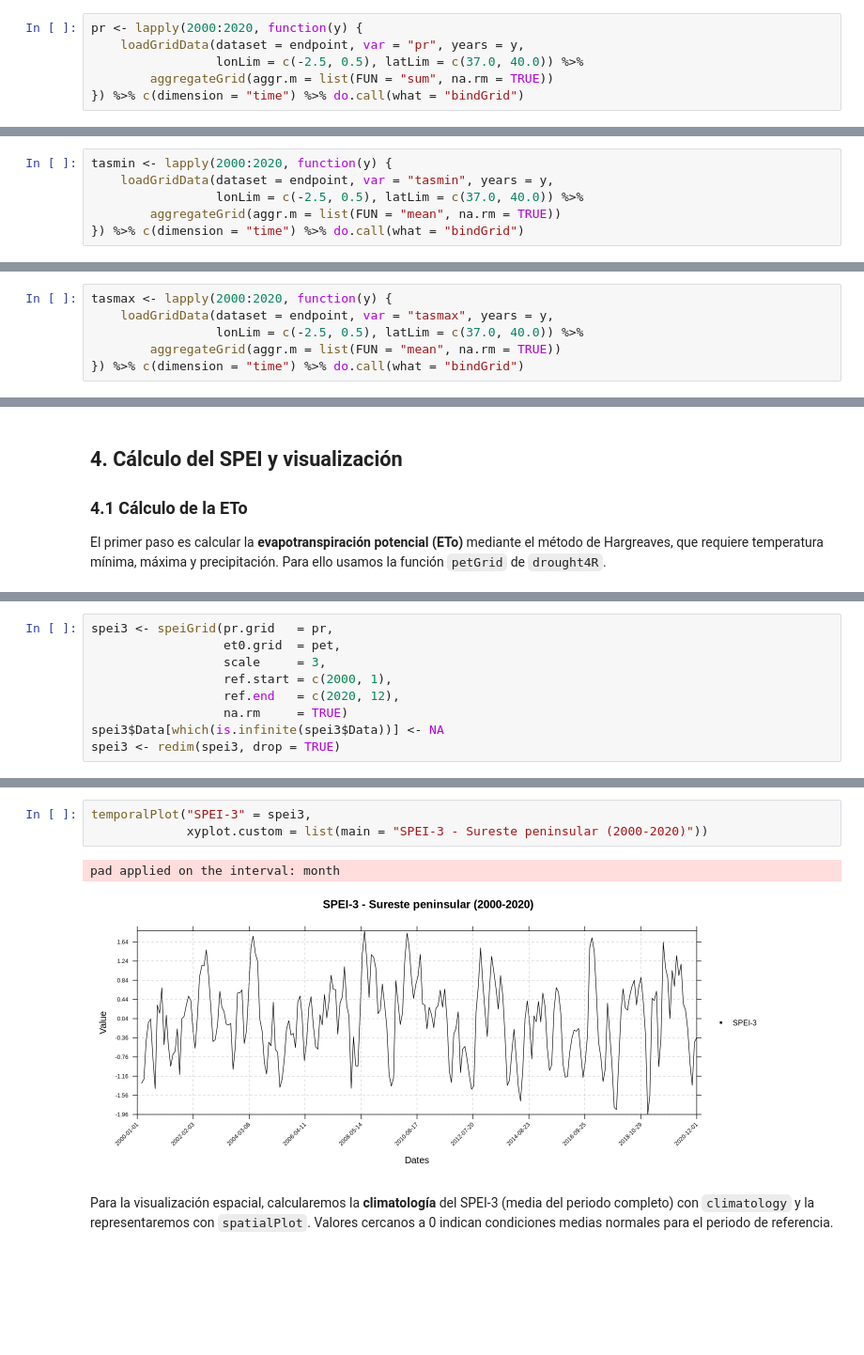
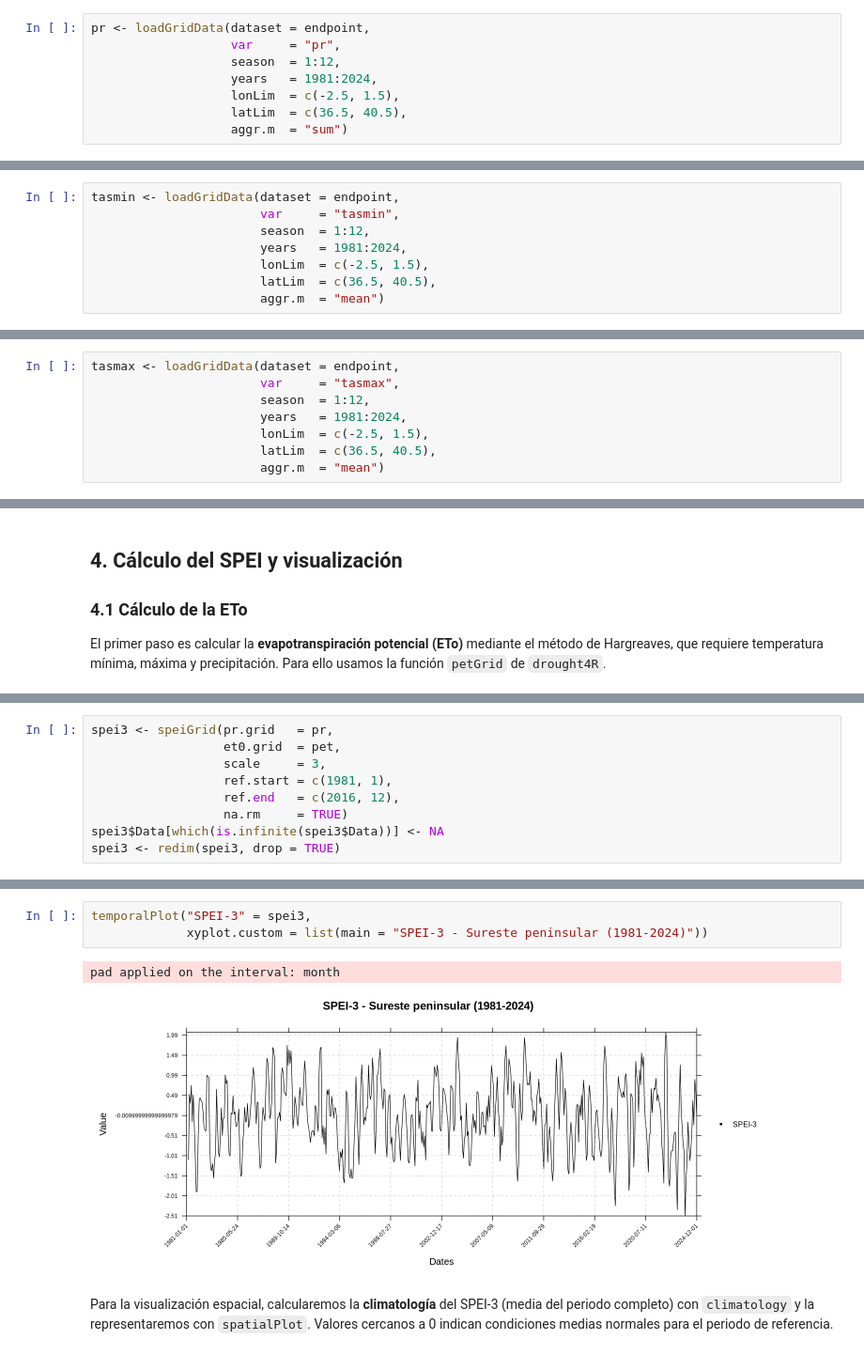
Before and after one commit to SantanderMetGroup/PTI-Clima-Datalab, a Jupyter notebook: Notebooks/R/calculo_indices_SPEI-3_PTI-grid_R.ipynb, the cells around one changed output, grey strips where cells are left out. Shown at 94% size. Cells and saved outputs as stored; diff of their text form; blank space fills up the shorter version.

```diff
--- a/Notebooks/R/calculo_indices_SPEI-3_PTI-grid_R.ipynb
+++ b/Notebooks/R/calculo_indices_SPEI-3_PTI-grid_R.ipynb
@@ -186,9 +186,11 @@ Para acotar el dominio espacial, utilizaremos `lonLim` y `latLim` para cargar ú
 
 *NOTA: La operación de carga puede tardar unos minutos cuando se trata de conjuntos de datos de alta resolución*.
 # %%
-pr <- lapply(2000:2020, function(y) {
-    loadGridData(dataset = endpoint, var = "pr", years = y,
-                 lonLim = c(-2.5, 0.5), latLim = c(37.0, 40.0)) %>%
-        aggregateGrid(aggr.m = list(FUN = "sum", na.rm = TRUE))
-}) %>% c(dimension = "time") %>% do.call(what = "bindGrid")
+pr <- loadGridData(dataset = endpoint,
+                   var     = "pr",
+                   season  = 1:12,
+                   years   = 1981:2024,
+                   lonLim  = c(-2.5, 1.5),
+                   latLim  = c(36.5, 40.5),
+                   aggr.m  = "sum")
 # %% [output]
@@ -212,7 +210,9 @@ pr <- lapply(2000:2020, function(y) {
 # %%
-tasmin <- lapply(2000:2020, function(y) {
-    loadGridData(dataset = endpoint, var = "tasmin", years = y,
-                 lonLim = c(-2.5, 0.5), latLim = c(37.0, 40.0)) %>%
-        aggregateGrid(aggr.m = list(FUN = "mean", na.rm = TRUE))
-}) %>% c(dimension = "time") %>% do.call(what = "bindGrid")
+tasmin <- loadGridData(dataset = endpoint,
+                       var     = "tasmin",
+                       season  = 1:12,
+                       years   = 1981:2024,
+                       lonLim  = c(-2.5, 1.5),
+                       latLim  = c(36.5, 40.5),
+                       aggr.m  = "mean")
 # %% [output]
@@ -236,7 +232,9 @@ tasmin <- lapply(2000:2020, function(y) {
 # %%
-tasmax <- lapply(2000:2020, function(y) {
-    loadGridData(dataset = endpoint, var = "tasmax", years = y,
-                 lonLim = c(-2.5, 0.5), latLim = c(37.0, 40.0)) %>%
-        aggregateGrid(aggr.m = list(FUN = "mean", na.rm = TRUE))
-}) %>% c(dimension = "time") %>% do.call(what = "bindGrid")
+tasmax <- loadGridData(dataset = endpoint,
+                       var     = "tasmax",
+                       season  = 1:12,
+                       years   = 1981:2024,
+                       lonLim  = c(-2.5, 1.5),
+                       latLim  = c(36.5, 40.5),
+                       aggr.m  = "mean")
 # %% [output]
@@ -287,8 +281,8 @@ Con la precipitación mensual y la ETo ya calculada, podemos obtener el SPEI-3 c
 spei3 <- speiGrid(pr.grid   = pr,
                   et0.grid  = pet,
                   scale     = 3,
-                  ref.start = c(2000, 1),
-                  ref.end   = c(2020, 12),
+                  ref.start = c(1981, 1),
+                  ref.end   = c(2016, 12),
                   na.rm     = TRUE)
 spei3$Data[which(is.infinite(spei3$Data))] <- NA
 spei3 <- redim(spei3, drop = TRUE)
@@ -313,9 +307,9 @@ Mediante `temporalPlot` visualizamos la **serie temporal mensual** de la media r
 # %%
 temporalPlot("SPEI-3" = spei3,
-             xyplot.custom = list(main = "SPEI-3 - Sureste peninsular (2000-2020)"))
+             xyplot.custom = list(main = "SPEI-3 - Sureste peninsular (1981-2024)"))
 # %% [output]
 pad applied on the interval: month
-[figure, old version]
+[figure, new version]
 # %% [markdown]
 Para la visualización espacial, calcularemos la **climatología** del SPEI-3 (media del periodo completo) con `climatology` y la representaremos con `spatialPlot`. Valores cercanos a 0 indican condiciones medias normales para el periodo de referencia.
 # %%
```
Also changed, not shown: parts of 14 cells of this notebook.
